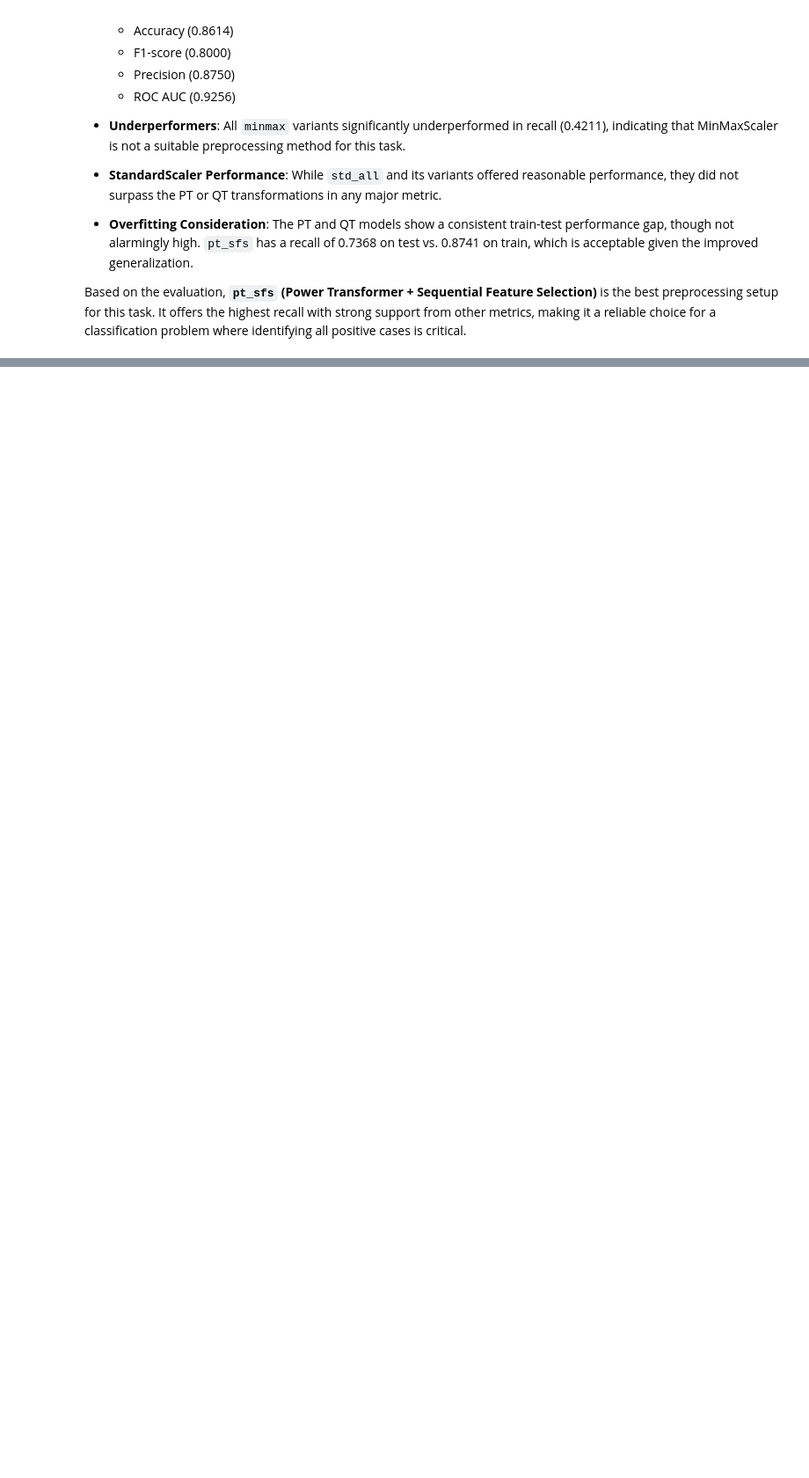
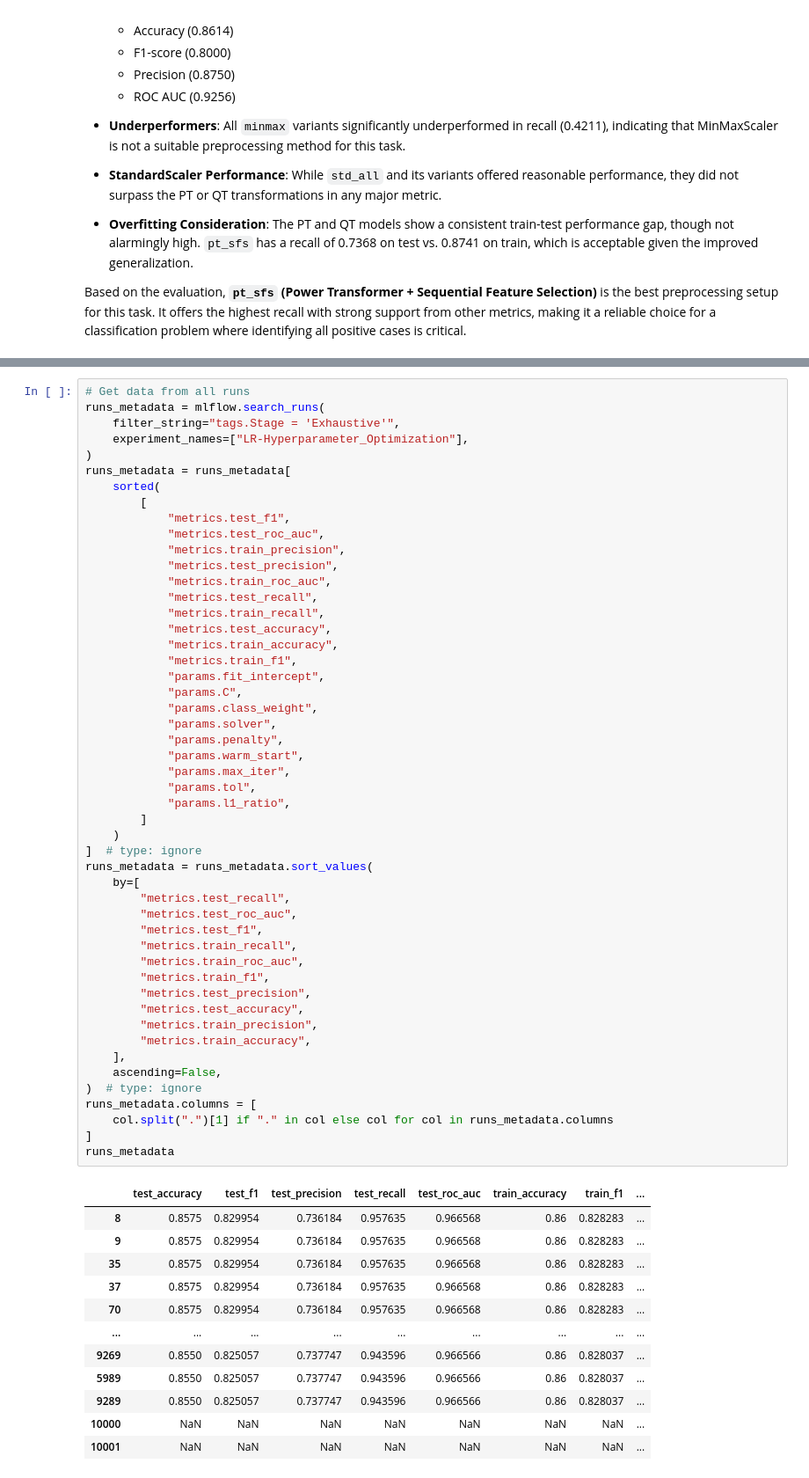
Before and after one commit to Jonas-wastaken/ml_project, a Jupyter notebook: notebooks/logistic_regression.ipynb, the cells around one changed output, grey strips where cells are left out. Shown at 88% size. Saved outputs shown, nothing was run; the diff lists cells and outputs as text; blank space fills up the shorter version.

```diff
--- a/notebooks/logistic_regression.ipynb
+++ b/notebooks/logistic_regression.ipynb
@@ -250,0 +1216,63 @@ Based on the evaluation, **`pt_sfs` (Power Transformer + Sequential Feature Sele
+# %%
+# Get data from all runs
+runs_metadata = mlflow.search_runs(
+    filter_string="tags.Stage = 'Exhaustive'",
+    experiment_names=["LR-Hyperparameter_Optimization"],
+)
+runs_metadata = runs_metadata[
+    sorted(
+        [
+            "metrics.test_f1",
+            "metrics.test_roc_auc",
+            "metrics.train_precision",
+            "metrics.test_precision",
+            "metrics.train_roc_auc",
+            "metrics.test_recall",
+            "metrics.train_recall",
+            "metrics.test_accuracy",
+            "metrics.train_accuracy",
+            "metrics.train_f1",
+            "params.fit_intercept",
+            "params.C",
+            "params.class_weight",
+            "params.solver",
+            "params.penalty",
+            "params.warm_start",
+            "params.max_iter",
+            "params.tol",
+            "params.l1_ratio",
+        ]
+    )
+]  # type: ignore
+runs_metadata = runs_metadata.sort_values(
+    by=[
+        "metrics.test_recall",
+        "metrics.test_roc_auc",
+        "metrics.test_f1",
+        "metrics.train_recall",
+        "metrics.train_roc_auc",
+        "metrics.train_f1",
+        "metrics.test_precision",
+        "metrics.test_accuracy",
+        "metrics.train_precision",
+        "metrics.train_accuracy",
+    ],
+    ascending=False,
+)  # type: ignore
+runs_metadata.columns = [
+    col.split(".")[1] if "." in col else col for col in runs_metadata.columns
+]
+runs_metadata
+# %% [output]
+|  | test_accuracy | test_f1 | test_precision | test_recall | test_roc_auc | train_accuracy | train_f1 | ... |
+| 8 | 0.8575 | 0.829954 | 0.736184 | 0.957635 | 0.966568 | 0.86 | 0.828283 | ... |
+| 9 | 0.8575 | 0.829954 | 0.736184 | 0.957635 | 0.966568 | 0.86 | 0.828283 | ... |
+| 35 | 0.8575 | 0.829954 | 0.736184 | 0.957635 | 0.966568 | 0.86 | 0.828283 | ... |
+| 37 | 0.8575 | 0.829954 | 0.736184 | 0.957635 | 0.966568 | 0.86 | 0.828283 | ... |
+| 70 | 0.8575 | 0.829954 | 0.736184 | 0.957635 | 0.966568 | 0.86 | 0.828283 | ... |
+| ... | ... | ... | ... | ... | ... | ... | ... | ... |
+| 9269 | 0.8550 | 0.825057 | 0.737747 | 0.943596 | 0.966566 | 0.86 | 0.828037 | ... |
+| 5989 | 0.8550 | 0.825057 | 0.737747 | 0.943596 | 0.966566 | 0.86 | 0.828037 | ... |
+| 9289 | 0.8550 | 0.825057 | 0.737747 | 0.943596 | 0.966566 | 0.86 | 0.828037 | ... |
+| 10000 | NaN | NaN | NaN | NaN | NaN | NaN | NaN | ... |
+| 10001 | NaN | NaN | NaN | NaN | NaN | NaN | NaN | ... |
```
Also changed, not shown: parts of 53 cells of this notebook, 2 other files.
